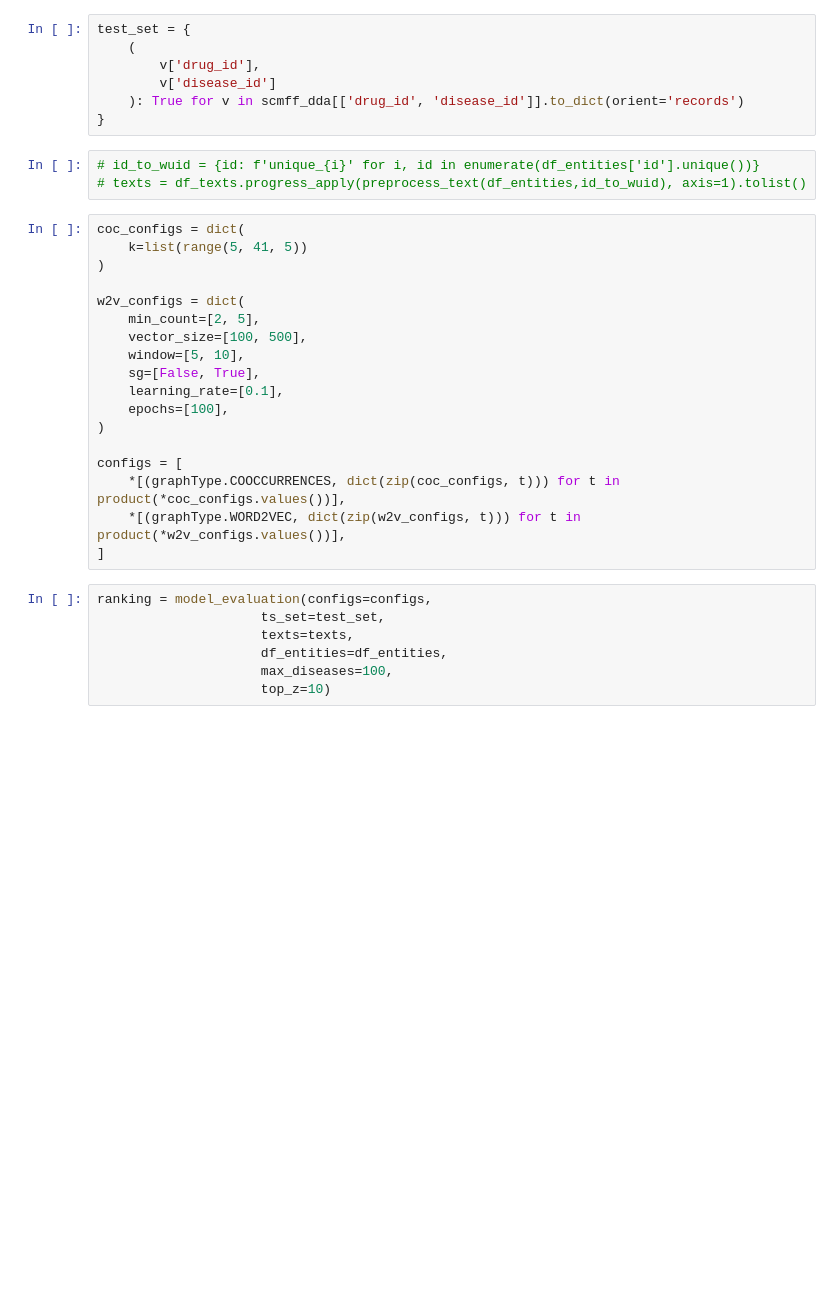
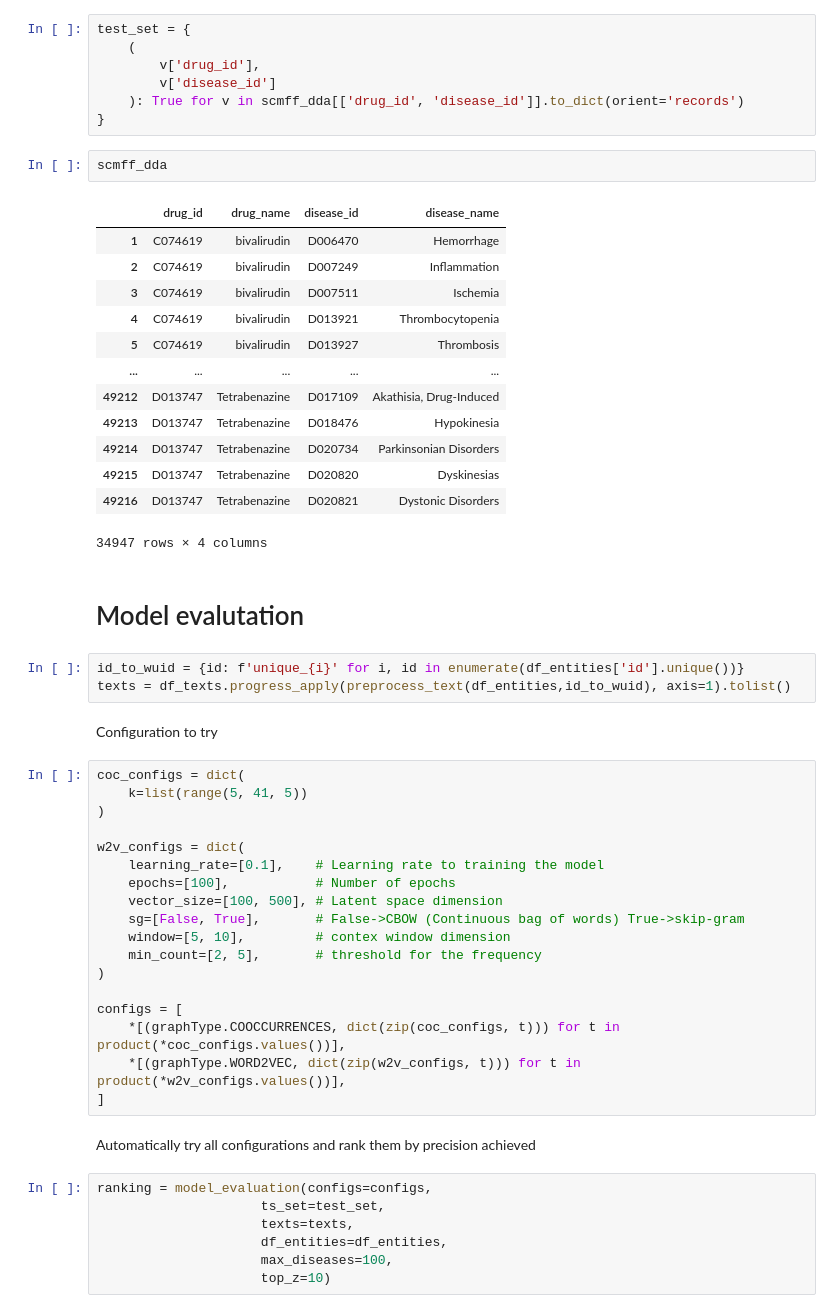
Before and after one commit to jacons/LMining-Neurodegenerative, a Jupyter notebook: Model_evalutation.ipynb, the cells around one changed output. Saved outputs shown, nothing was run; the diff lists cells and outputs as text; blank space fills up the shorter version.

```diff
--- a/Model_evalutation.ipynb
+++ b/Model_evalutation.ipynb
@@ -63,27 +59,49 @@ test_set = {
         v['disease_id']
     ): True for v in scmff_dda[['drug_id', 'disease_id']].to_dict(orient='records')
 }
+# %%
+scmff_dda
+# %% [output]
+|  | drug_id | drug_name | disease_id | disease_name |
+| 1 | C074619 | bivalirudin | D006470 | Hemorrhage |
+| 2 | C074619 | bivalirudin | D007249 | Inflammation |
+| 3 | C074619 | bivalirudin | D007511 | Ischemia |
+| 4 | C074619 | bivalirudin | D013921 | Thrombocytopenia |
+| 5 | C074619 | bivalirudin | D013927 | Thrombosis |
+| ... | ... | ... | ... | ... |
+| 49212 | D013747 | Tetrabenazine | D017109 | Akathisia, Drug-Induced |
+| 49213 | D013747 | Tetrabenazine | D018476 | Hypokinesia |
+| 49214 | D013747 | Tetrabenazine | D020734 | Parkinsonian Disorders |
+| 49215 | D013747 | Tetrabenazine | D020820 | Dyskinesias |
+| 49216 | D013747 | Tetrabenazine | D020821 | Dystonic Disorders |
+34947 rows × 4 columns
+# %% [markdown]
+# Model evalutation
 # %%
-# id_to_wuid = {id: f'unique_{i}' for i, id in enumerate(df_entities['id'].unique())}
-# texts = df_texts.progress_apply(preprocess_text(df_entities,id_to_wuid), axis=1).tolist()
+id_to_wuid = {id: f'unique_{i}' for i, id in enumerate(df_entities['id'].unique())}
+texts = df_texts.progress_apply(preprocess_text(df_entities,id_to_wuid), axis=1).tolist()
+# %% [markdown]
+Configuration to try
 # %%
 coc_configs = dict(
     k=list(range(5, 41, 5))
 )
 
 w2v_configs = dict(
-    min_count=[2, 5],
-    vector_size=[100, 500],
-    window=[5, 10],
-    sg=[False, True],
-    learning_rate=[0.1],
-    epochs=[100],
+    learning_rate=[0.1],    # Learning rate to training the model
+    epochs=[100],           # Number of epochs
+    vector_size=[100, 500], # Latent space dimension
+    sg=[False, True],       # False->CBOW (Continuous bag of words) True->skip-gram
+    window=[5, 10],         # contex window dimension
+    min_count=[2, 5],       # threshold for the frequency
 )
 
 configs = [
     *[(graphType.COOCCURRENCES, dict(zip(coc_configs, t))) for t in product(*coc_configs.values())],
     *[(graphType.WORD2VEC, dict(zip(w2v_configs, t))) for t in product(*w2v_configs.values())],
 ]
+# %% [markdown]
+Automatically try all configurations and rank them by precision achieved
 # %%
 ranking = model_evaluation(configs=configs,
                      ts_set=test_set,
```
Also changed, not shown: parts of 19 cells of this notebook, 2 other files.
